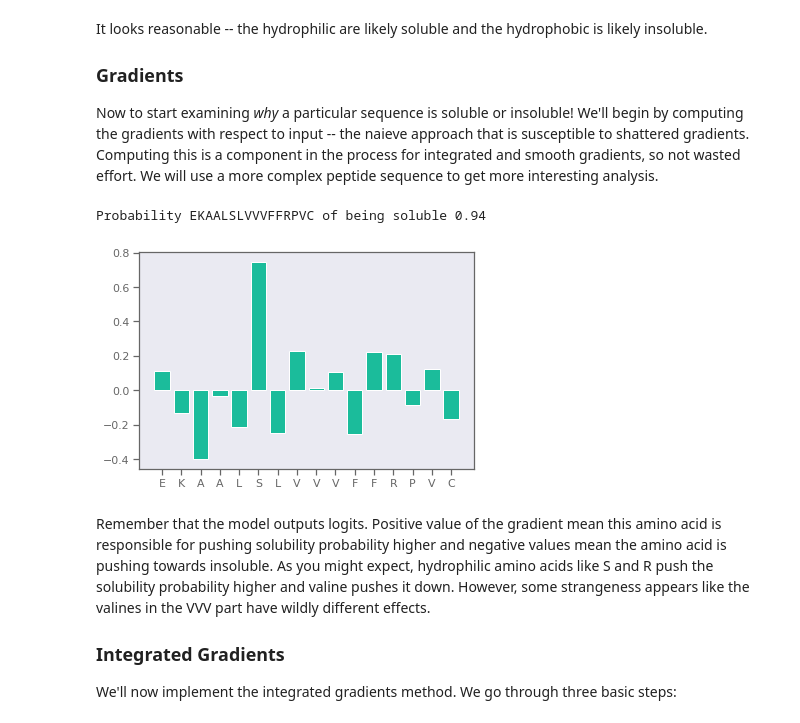
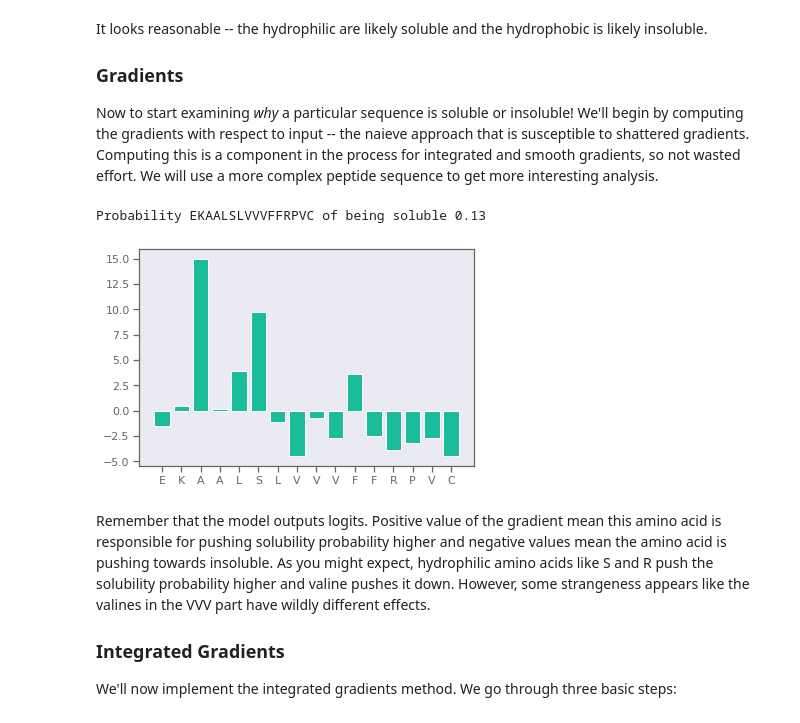
Before and after one commit to whitead/dmol-book, a Jupyter notebook: dl/xai.ipynb, the cells around one changed output. Saved outputs shown, nothing was run; the diff lists cells and outputs as text; code cells hidden in the pictures.

```diff
--- a/dl/xai.ipynb
+++ b/dl/xai.ipynb
@@ -224,7 +224,7 @@ def model_fn(x):
         hk.Linear(64, with_bias=False), jax.nn.tanh,
         hk.Linear(1, with_bias=False)
     ])(x)
-    return logits
+    return jnp.squeeze(logits)
 model = hk.without_apply_rng(hk.transform(model_fn))
 def loss_fn(params, x, y):
     logits = model.apply(params, x)
@@ -305,12 +305,12 @@ sm = array2oh(seq2array(s))
 sol_prob = solubility_prob(opt_params, sm)
 print(f'Probability {s} of being soluble {sol_prob:.2f}')
 # %% [output]
-Probability EKAALSLVVVFFRPVC of being soluble 0.94
+Probability EKAALSLVVVFFRPVC of being soluble 0.13
 # %%
-g = jax.grad(solubility_prob,1)(opt_params, sm)
+g = jax.grad(model.apply,1)(opt_params, sm)
 plot_grad(g, s)
 # %% [output]
-[figure, old version]
+[figure, new version]
 # %% [markdown]
 Remember that the model outputs logits. Positive value of the gradient mean this amino acid is responsible for pushing solubility probability higher and negative values mean the amino acid is pushing towards insoluble. As you might expect, hydrophilic amino acids like S and R push the solubility probability higher and valine pushes it
 down. However, some strangeness appears like the valines in the VVV part have wildly different effects.
```
Also changed, not shown: parts of 19 cells of this notebook.
